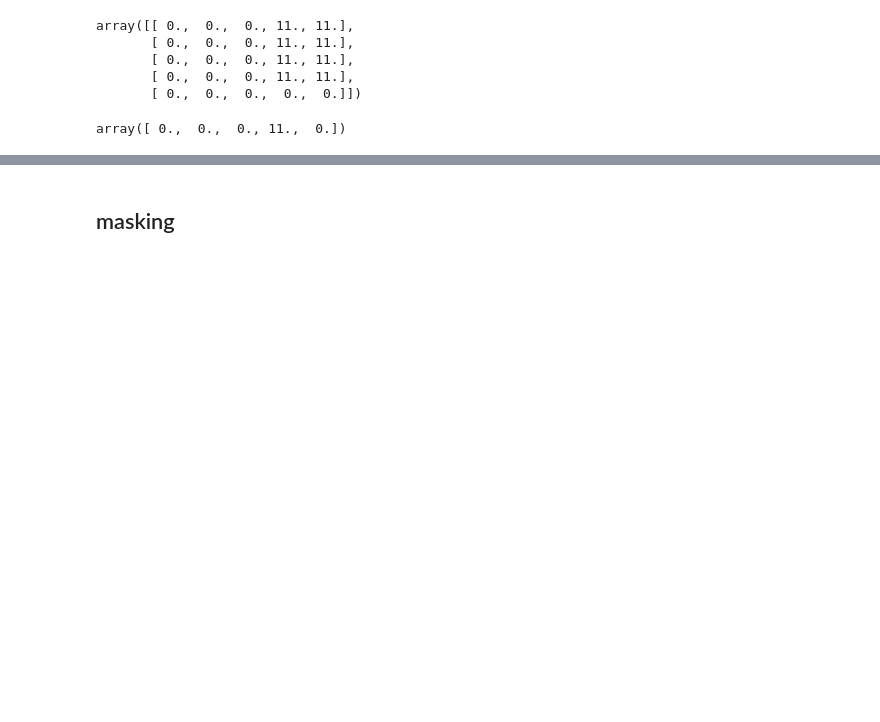
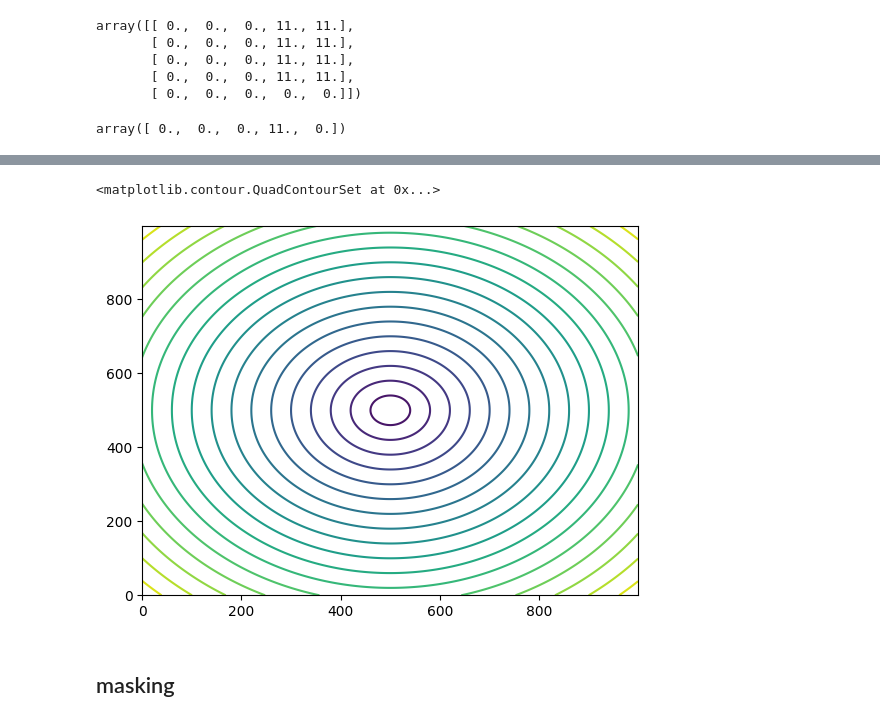
Before and after one commit to MapsaBootCamp/ML3, a Jupyter notebook: DA_LIBs/numpy_section.ipynb, the cells around one changed output, grey strips where cells are left out. Saved outputs shown, nothing was run; the diff lists cells and outputs as text; code cells hidden in the pictures; blank space fills up the shorter version.

```diff
--- a/DA_LIBs/numpy_section.ipynb
+++ b/DA_LIBs/numpy_section.ipynb
@@ -169,0 +195,6 @@ for index, val in np.ndenumerate(kashi_mehrdad):
+# %%
+point = np.arange(-5, 5, 0.01)
+xs, ys = np.meshgrid(point, point)
+print('xs \n', xs)
+print('ys \n', ys)
+z = np.sqrt(xs **2 + ys**2)
@@ -170,3 +218,8 @@ for index, val in np.ndenumerate(kashi_mehrdad):
+# %%
+plt.contour(z, levels=20)
+# %% [output]
+<matplotlib.contour.QuadContourSet at 0x...>
+[figure, added]
 # %% [markdown]
 ## masking
 # %%
```
Also changed, not shown: parts of 57 cells of this notebook, 3 other files.
